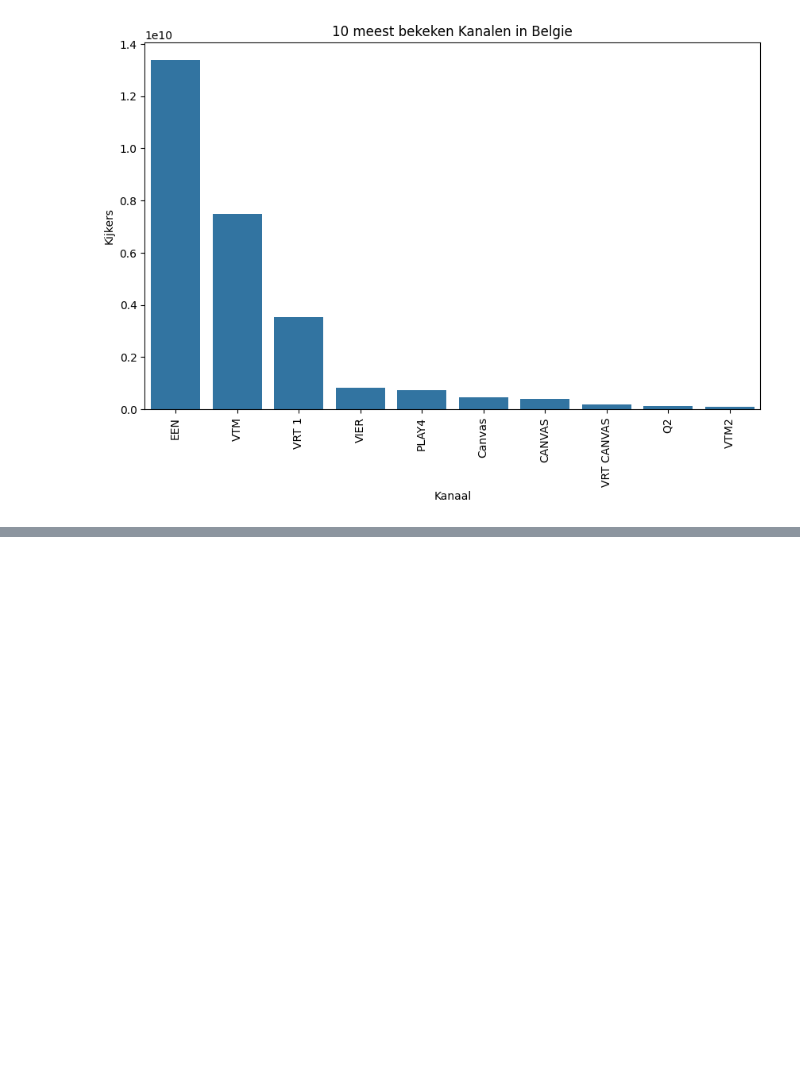
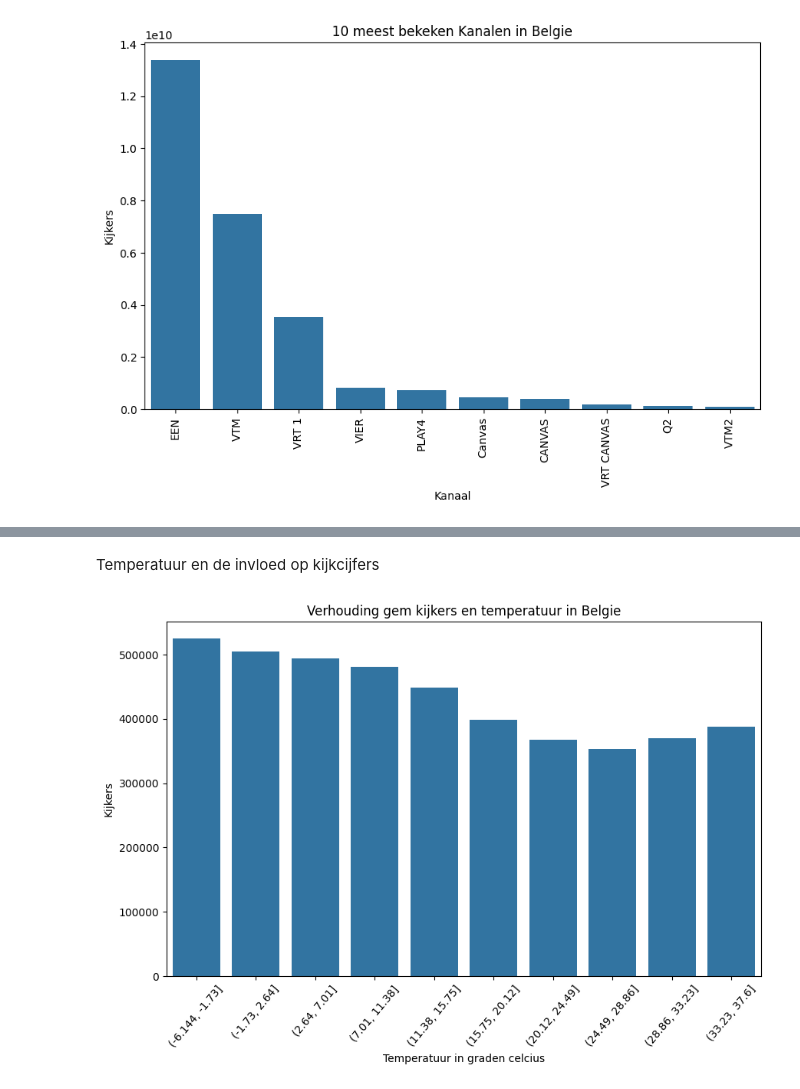
Before and after one commit to zhebii/ML_project_kijkcijfers, a Jupyter notebook: analyseCleanData.ipynb, the cells around one changed output, grey strips where cells are left out. Cells and saved outputs as stored; diff of their text form; code cells hidden in the pictures; blank space fills up the shorter version.

```diff
--- a/analyseCleanData.ipynb
+++ b/analyseCleanData.ipynb
@@ -302,0 +335,14 @@ plt.show()
+# %% [markdown]
+Temperatuur en de invloed op kijkcijfers
+# %%
+kijkersTemperatuur = cleanData.groupby(pd.cut(cleanData['Temperatuur'], bins=10))['Kijkers'].mean()
+
+plt.figure(figsize=(10, 6))
+sns.barplot(x=kijkersTemperatuur.index, y=kijkersTemperatuur.values)
+plt.xlabel('Temperatuur in graden celcius')
+plt.ylabel('Kijkers')
+plt.title('Verhouding gem kijkers en temperatuur in Belgie')
+plt.xticks(rotation=50)
+plt.show()
+# %% [output]
+[figure, added]
```
Also changed, not shown: parts of 5 cells of this notebook.
